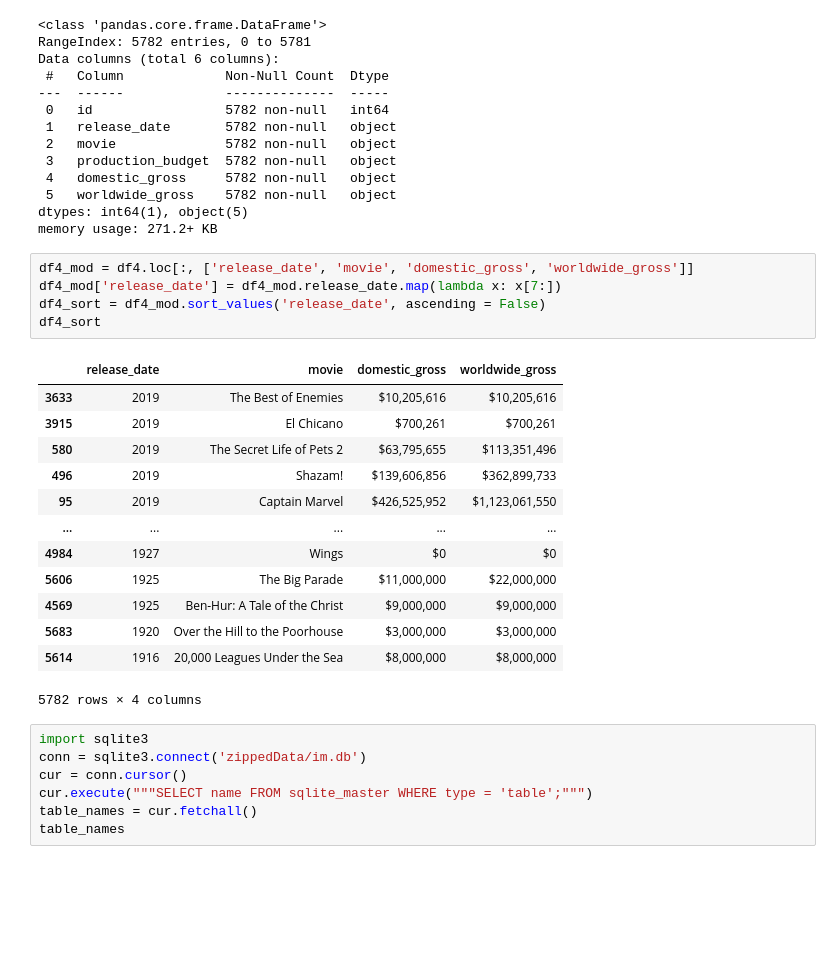
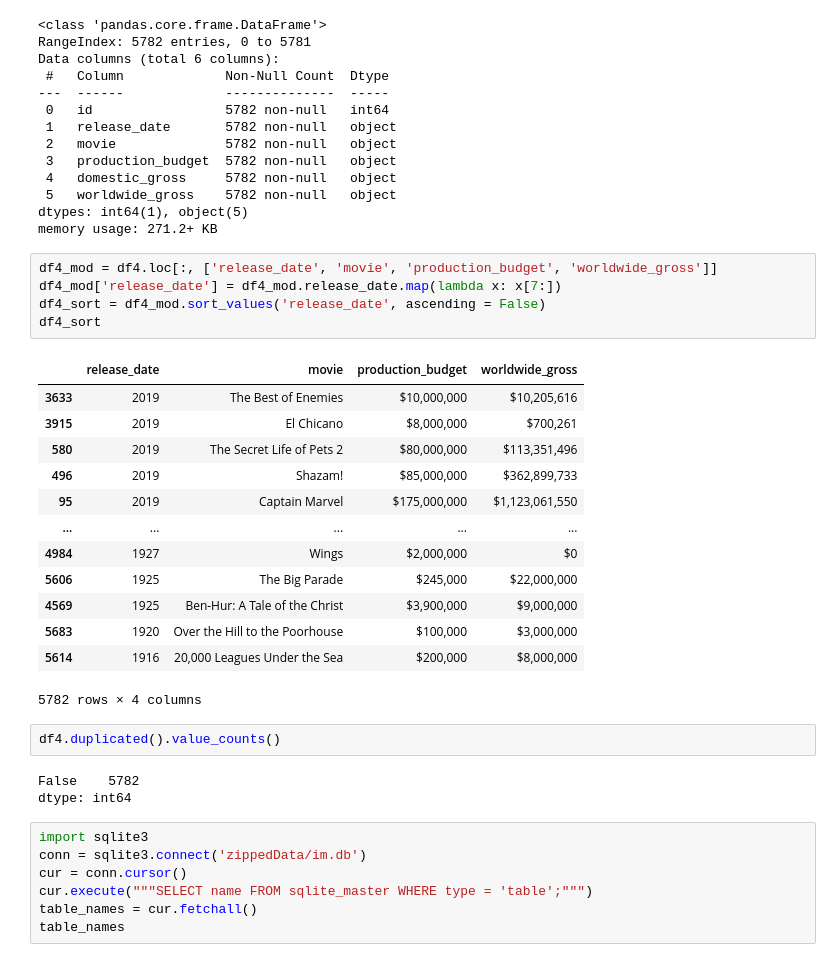
Before and after one commit to VolhaP87/Microsoft_Movie_Analysis, a Jupyter notebook: student.ipynb, the cells around one changed output. Drawn from its saved outputs; the diff is of its cells as text; blank space fills up the shorter version.

```diff
--- a/student.ipynb
+++ b/student.ipynb
@@ -184,24 +217,29 @@ Data columns (total 6 columns):
 dtypes: int64(1), object(5)
 memory usage: 271.2+ KB
 # %%
-df4_mod = df4.loc[:, ['release_date', 'movie', 'domestic_gross', 'worldwide_gross']]
+df4_mod = df4.loc[:, ['release_date', 'movie', 'production_budget', 'worldwide_gross']]
 df4_mod['release_date'] = df4_mod.release_date.map(lambda x: x[7:])
 df4_sort = df4_mod.sort_values('release_date', ascending = False)
 df4_sort
 # %% [output]
-|  | release_date | movie | domestic_gross | worldwide_gross |
-| 3633 | 2019 | The Best of Enemies | $10,205,616 | $10,205,616 |
-| 3915 | 2019 | El Chicano | $700,261 | $700,261 |
-| 580 | 2019 | The Secret Life of Pets 2 | $63,795,655 | $113,351,496 |
-| 496 | 2019 | Shazam! | $139,606,856 | $362,899,733 |
-| 95 | 2019 | Captain Marvel | $426,525,952 | $1,123,061,550 |
+|  | release_date | movie | production_budget | worldwide_gross |
+| 3633 | 2019 | The Best of Enemies | $10,000,000 | $10,205,616 |
+| 3915 | 2019 | El Chicano | $8,000,000 | $700,261 |
+| 580 | 2019 | The Secret Life of Pets 2 | $80,000,000 | $113,351,496 |
+| 496 | 2019 | Shazam! | $85,000,000 | $362,899,733 |
+| 95 | 2019 | Captain Marvel | $175,000,000 | $1,123,061,550 |
 | ... | ... | ... | ... | ... |
-| 4984 | 1927 | Wings | $0 | $0 |
-| 5606 | 1925 | The Big Parade | $11,000,000 | $22,000,000 |
-| 4569 | 1925 | Ben-Hur: A Tale of the Christ | $9,000,000 | $9,000,000 |
-| 5683 | 1920 | Over the Hill to the Poorhouse | $3,000,000 | $3,000,000 |
-| 5614 | 1916 | 20,000 Leagues Under the Sea | $8,000,000 | $8,000,000 |
+| 4984 | 1927 | Wings | $2,000,000 | $0 |
+| 5606 | 1925 | The Big Parade | $245,000 | $22,000,000 |
+| 4569 | 1925 | Ben-Hur: A Tale of the Christ | $3,900,000 | $9,000,000 |
+| 5683 | 1920 | Over the Hill to the Poorhouse | $100,000 | $3,000,000 |
+| 5614 | 1916 | 20,000 Leagues Under the Sea | $200,000 | $8,000,000 |
 5782 rows × 4 columns
+# %%
+df4.duplicated().value_counts()
+# %% [output]
+False    5782
+dtype: int64
 # %%
 import sqlite3
 conn = sqlite3.connect('zippedData/im.db')
```
Also changed, not shown: parts of 8 cells of this notebook.
